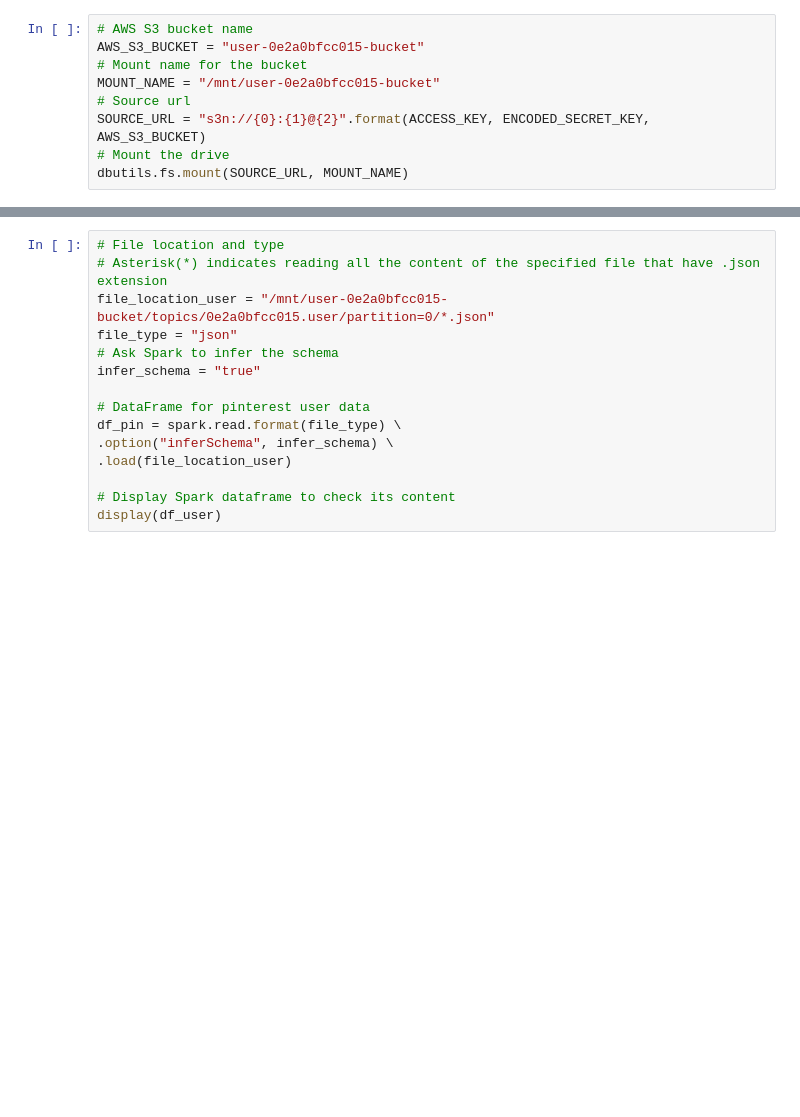
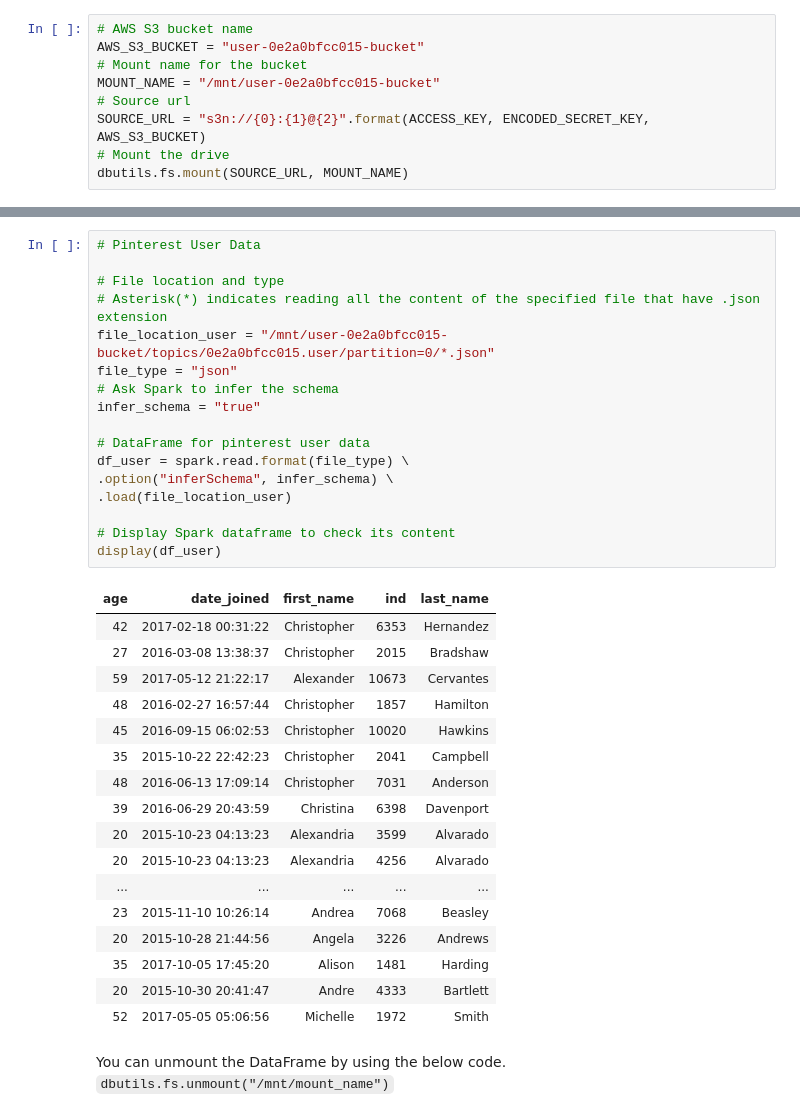
Before and after one commit to javeer89/pinterest-data-pipeline507, a Jupyter notebook: databricks/0e2a0bfcc015 - #1 - MountS3.ipynb, the cells around one changed output, grey strips where cells are left out. Drawn from its saved outputs; the diff is of its cells as text; blank space fills up the shorter version.

````diff
--- a/databricks/0e2a0bfcc015 - #1 - MountS3.ipynb
+++ b/databricks/0e2a0bfcc015 - #1 - MountS3.ipynb
@@ -97,15 +119,38 @@ DataFrame for pinterest user data
 # %%
+# Pinterest User Data
+
 # File location and type
 # Asterisk(*) indicates reading all the content of the specified file that have .json extension
 file_location_user = "/mnt/user-0e2a0bfcc015-bucket/topics/0e2a0bfcc015.user/partition=0/*.json"
 file_type = "json"
 # Ask Spark to infer the schema
 infer_schema = "true"
 
 # DataFrame for pinterest user data
-df_pin = spark.read.format(file_type) \
+df_user = spark.read.format(file_type) \
 .option("inferSchema", infer_schema) \
 .load(file_location_user)
 
 # Display Spark dataframe to check its content
 display(df_user)
+# %% [output]
+| age | date_joined | first_name | ind | last_name |
+| 42 | 2017-02-18 00:31:22 | Christopher | 6353 | Hernandez |
+| 27 | 2016-03-08 13:38:37 | Christopher | 2015 | Bradshaw |
+| 59 | 2017-05-12 21:22:17 | Alexander | 10673 | Cervantes |
+| 48 | 2016-02-27 16:57:44 | Christopher | 1857 | Hamilton |
+| 45 | 2016-09-15 06:02:53 | Christopher | 10020 | Hawkins |
+| 35 | 2015-10-22 22:42:23 | Christopher | 2041 | Campbell |
+| 48 | 2016-06-13 17:09:14 | Christopher | 7031 | Anderson |
+| 39 | 2016-06-29 20:43:59 | Christina | 6398 | Davenport |
+| 20 | 2015-10-23 04:13:23 | Alexandria | 3599 | Alvarado |
+| 20 | 2015-10-23 04:13:23 | Alexandria | 4256 | Alvarado |
+| ... | ... | ... | ... | ... |
+| 23 | 2015-11-10 10:26:14 | Andrea | 7068 | Beasley |
+| 20 | 2015-10-28 21:44:56 | Angela | 3226 | Andrews |
+| 35 | 2017-10-05 17:45:20 | Alison | 1481 | Harding |
+| 20 | 2015-10-30 20:41:47 | Andre | 4333 | Bartlett |
+| 52 | 2017-05-05 05:06:56 | Michelle | 1972 | Smith |
+# %% [markdown]
+You can unmount the DataFrame by using the below code.\
+```dbutils.fs.unmount("/mnt/mount_name")```
````
Also changed, not shown: parts of 20 cells of this notebook, 4 other files.
